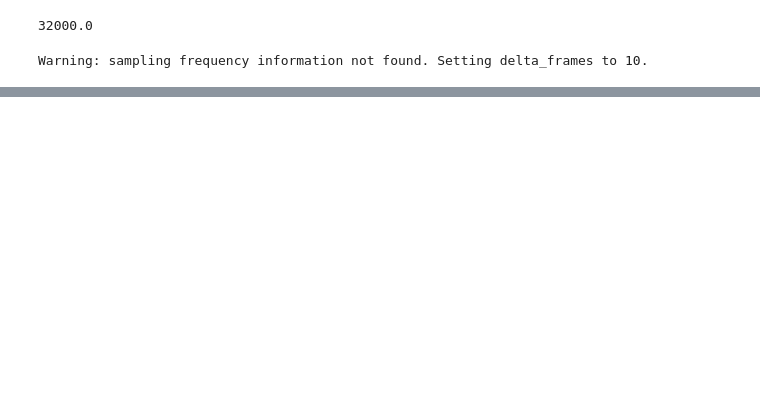
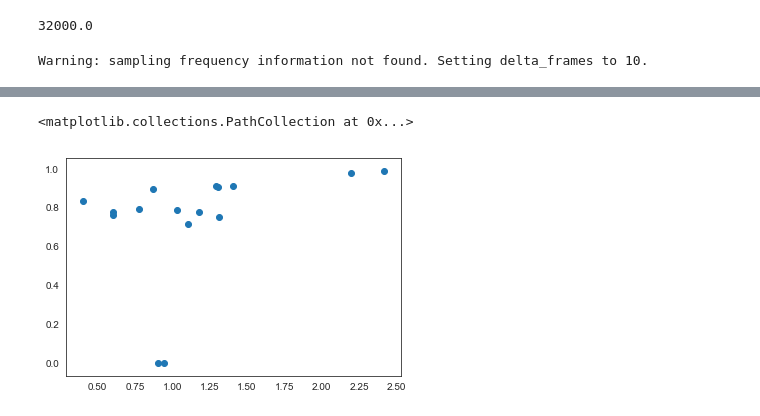
Before and after one commit to mhhennig/spikeoptimizer-develop, a Jupyter notebook: optimization_workflow_test.ipynb, the cells around one changed output, grey strips where cells are left out. Cells and saved outputs as stored; diff of their text form; code cells hidden in the pictures; blank space fills up the shorter version.

```diff
--- a/optimization_workflow_test.ipynb
+++ b/optimization_workflow_test.ipynb
@@ -299,0 +312,7 @@ sc.get_performance(method='by_unit', output='dict')
+# %%
+snr = st.validation.compute_unit_SNR(recording, sorting_true)
+# %%
+plt.scatter(snr, sc.get_performance(method='by_unit', output='dict')['accuracy'])
+# %% [output]
+<matplotlib.collections.PathCollection at 0x...>
+[figure, added]
```
Also changed, not shown: parts of 9 cells of this notebook.
